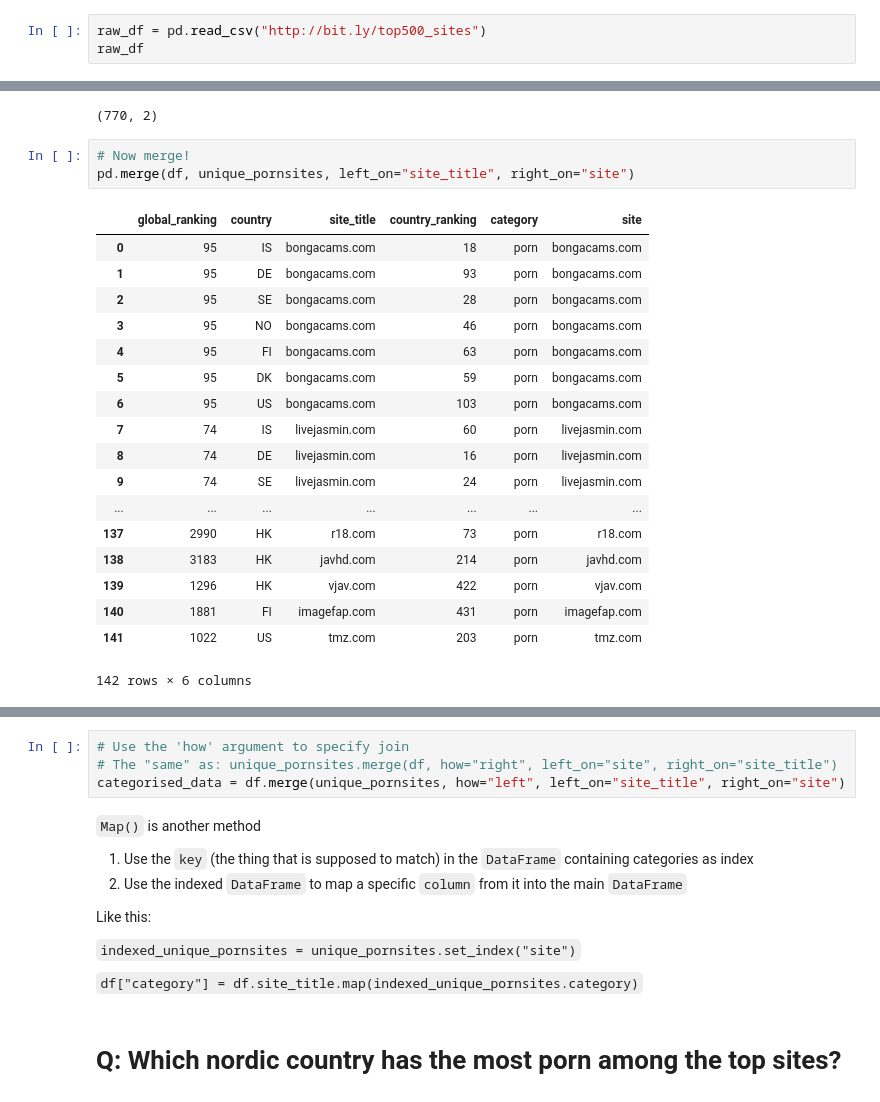
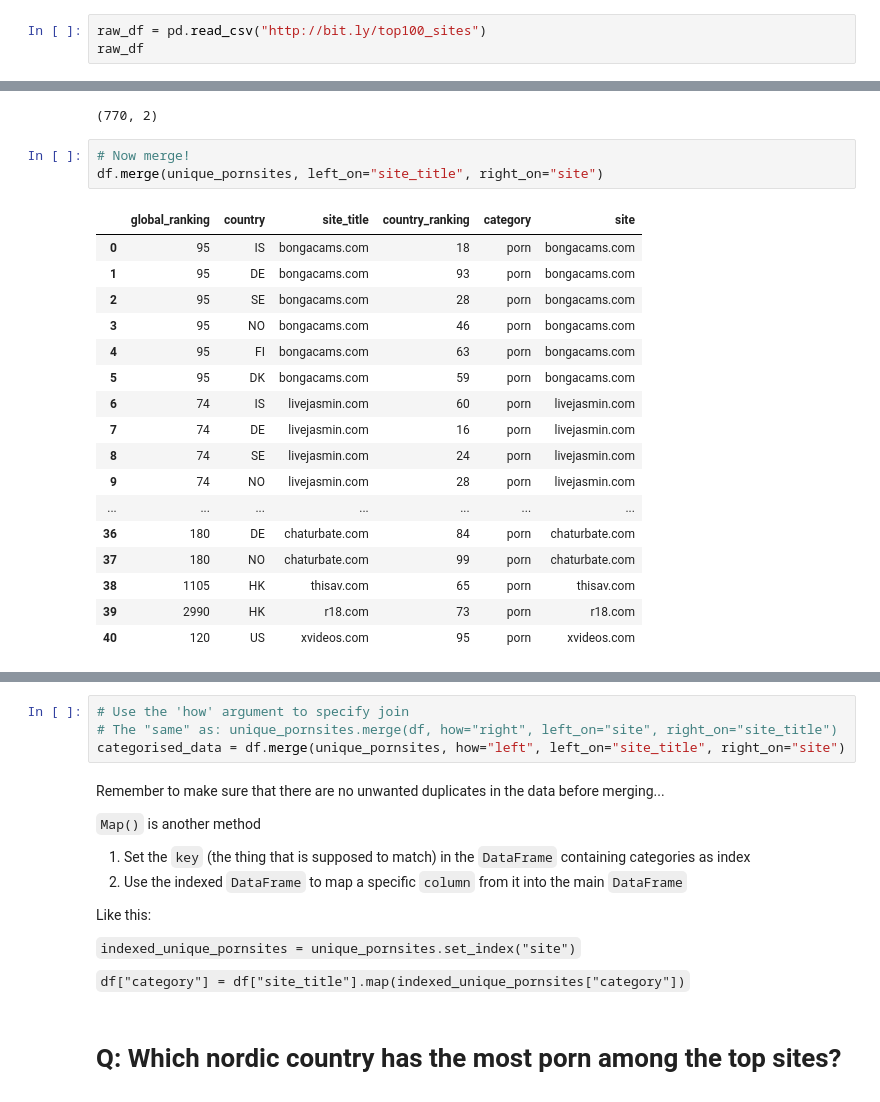
Before and after one commit to horriblesmell/noda-pres-17, a Jupyter notebook: noda_presentation.ipynb, the cells around one changed output, grey strips where cells are left out. Drawn from its saved outputs; the diff is of its cells as text.

```diff
--- a/noda_presentation.ipynb
+++ b/noda_presentation.ipynb
@@ -56,5 +58,5 @@ Scraped from http://alexa.com/topsites/countries
 # %%
-raw_df = pd.read_csv("http://bit.ly/top500_sites")
+raw_df = pd.read_csv("http://bit.ly/top100_sites")
 raw_df
 # %% [output]
 |  | global_ranking | country | scraped_url | site_url | site_title | country_ranking |
@@ -266,26 +268,25 @@ unique_pornsites.shape
 (770, 2)
 # %%
 # Now merge!
-pd.merge(df, unique_pornsites, left_on="site_title", right_on="site")
+df.merge(unique_pornsites, left_on="site_title", right_on="site")
 # %% [output]
 |  | global_ranking | country | site_title | country_ranking | category | site |
 | 0 | 95 | IS | bongacams.com | 18 | porn | bongacams.com |
 | 1 | 95 | DE | bongacams.com | 93 | porn | bongacams.com |
 | 2 | 95 | SE | bongacams.com | 28 | porn | bongacams.com |
 | 3 | 95 | NO | bongacams.com | 46 | porn | bongacams.com |
 | 4 | 95 | FI | bongacams.com | 63 | porn | bongacams.com |
 | 5 | 95 | DK | bongacams.com | 59 | porn | bongacams.com |
-| 6 | 95 | US | bongacams.com | 103 | porn | bongacams.com |
-| 7 | 74 | IS | livejasmin.com | 60 | porn | livejasmin.com |
-| 8 | 74 | DE | livejasmin.com | 16 | porn | livejasmin.com |
-| 9 | 74 | SE | livejasmin.com | 24 | porn | livejasmin.com |
+| 6 | 74 | IS | livejasmin.com | 60 | porn | livejasmin.com |
+| 7 | 74 | DE | livejasmin.com | 16 | porn | livejasmin.com |
+| 8 | 74 | SE | livejasmin.com | 24 | porn | livejasmin.com |
+| 9 | 74 | NO | livejasmin.com | 28 | porn | livejasmin.com |
 | ... | ... | ... | ... | ... | ... | ... |
-| 137 | 2990 | HK | r18.com | 73 | porn | r18.com |
-| 138 | 3183 | HK | javhd.com | 214 | porn | javhd.com |
-| 139 | 1296 | HK | vjav.com | 422 | porn | vjav.com |
-| 140 | 1881 | FI | imagefap.com | 431 | porn | imagefap.com |
-| 141 | 1022 | US | tmz.com | 203 | porn | tmz.com |
+| 36 | 180 | DE | chaturbate.com | 84 | porn | chaturbate.com |
+| 37 | 180 | NO | chaturbate.com | 99 | porn | chaturbate.com |
+| 38 | 1105 | HK | thisav.com | 65 | porn | thisav.com |
+| 39 | 2990 | HK | r18.com | 73 | porn | r18.com |
+| 40 | 120 | US | xvideos.com | 95 | porn | xvideos.com |
-142 rows × 6 columns
 # %% [markdown]
 Something went wrong here. We only got **142 rows** after the merge, while there were 4000 originally. Why is that?
 
@@ -298,8 +299,10 @@ By default `pd.merge()` does an **inner join**, inluding only sites that occur i
 # The "same" as: unique_pornsites.merge(df, how="right", left_on="site", right_on="site_title")
 categorised_data = df.merge(unique_pornsites, how="left", left_on="site_title", right_on="site")
 # %% [markdown]
+Remember to make sure that there are no unwanted duplicates in the data before merging...
+
 `Map()` is another method
-1. Use the `key` (the thing that is supposed to match) in the `DataFrame` containing categories as index
+1. Set the `key` (the thing that is supposed to match) in the `DataFrame` containing categories as index
 2. Use the indexed `DataFrame` to map a specific `column` from it into the main `DataFrame`
 
 
@@ -307,7 +310,7 @@ Like this:
 
 `indexed_unique_pornsites = unique_pornsites.set_index("site")`
 
-`df["category"] = df.site_title.map(indexed_unique_pornsites.category)`
+`df["category"] = df["site_title"].map(indexed_unique_pornsites["category"])`
 # %% [markdown]
 # Q: Which nordic country has the most porn among the top sites?
 # %% [markdown]
```
Also changed, not shown: parts of 21 cells of this notebook.
